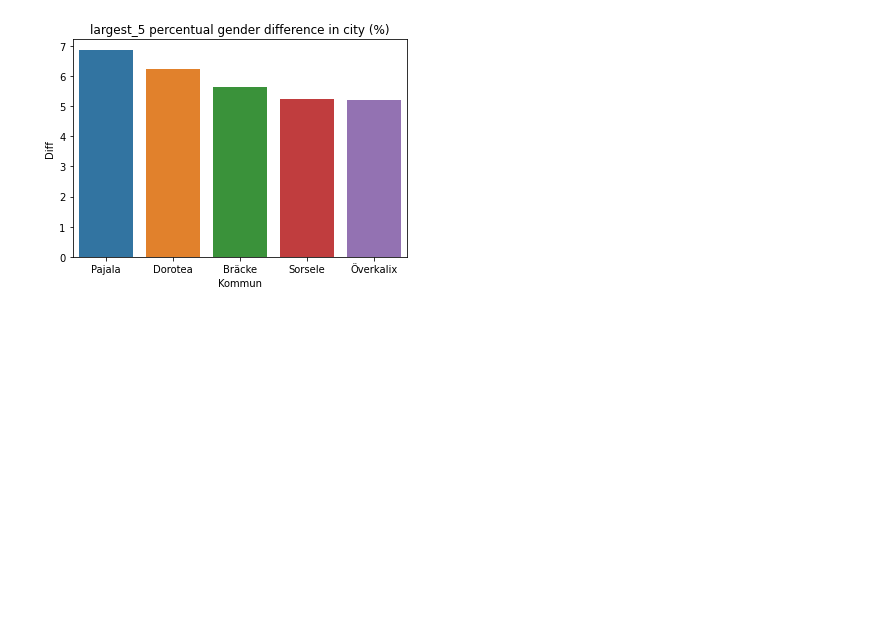
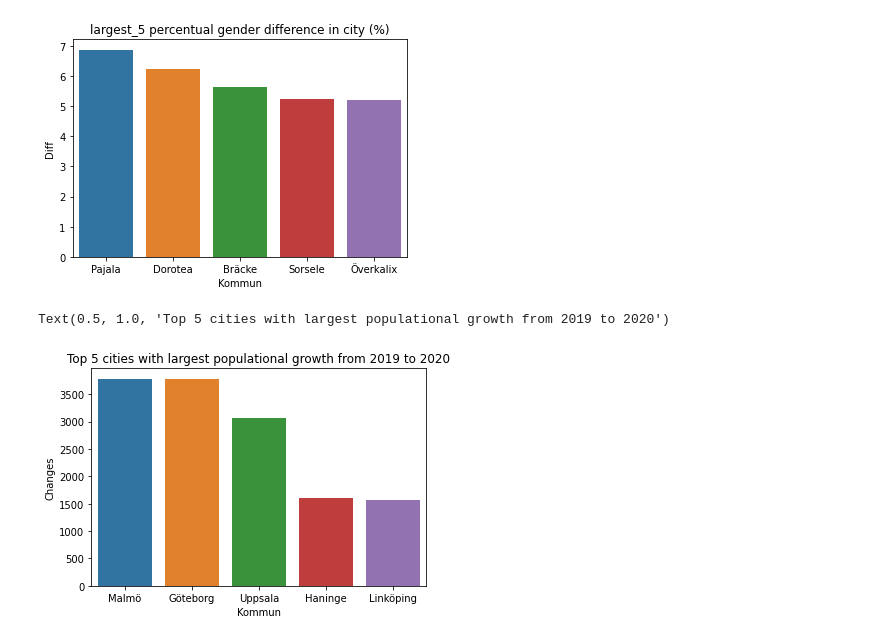
Before and after one commit to cooperhankun/DataBehandling-KunHan, a Jupyter notebook: Exercises/pandas_fundamentals_exercises.ipynb, the cells around one changed output. Saved outputs shown, nothing was run; the diff lists cells and outputs as text; code cells hidden in the pictures; blank space fills up the shorter version.

```diff
--- a/Exercises/pandas_fundamentals_exercises.ipynb
+++ b/Exercises/pandas_fundamentals_exercises.ipynb
@@ -375,3 +368,12 @@ sns.barplot(data=df_kommun_diff_5, x="Kommun", y="Diff").set_title("largest_5 pe
 # %% [output]
 Text(0.5, 1.0, 'largest_5 percentual gender difference in city (%)')
 [figure]
+# %%
+df_change = df_merged["Total Pop 2020"] - df_merged["Total Pop 2019"]
+df_change = pd.DataFrame(df_change, columns=("Changes", ))
+df_change_added = pd.concat([df_merged, df_change], axis=1)
+df_change_added_top5 = df_change_added.sort_values("Changes", ascending=False).head(10)
+sns.barplot(data=df_change_added_top5, x="Kommun", y="Changes").set_title("Top 5 cities with largest populational growth from 2019 to 2020")
+# %% [output]
+Text(0.5, 1.0, 'Top 5 cities with largest populational growth from 2019 to 2020')
+[figure, added]
```
Also changed, not shown: parts of 1 cell of this notebook.
